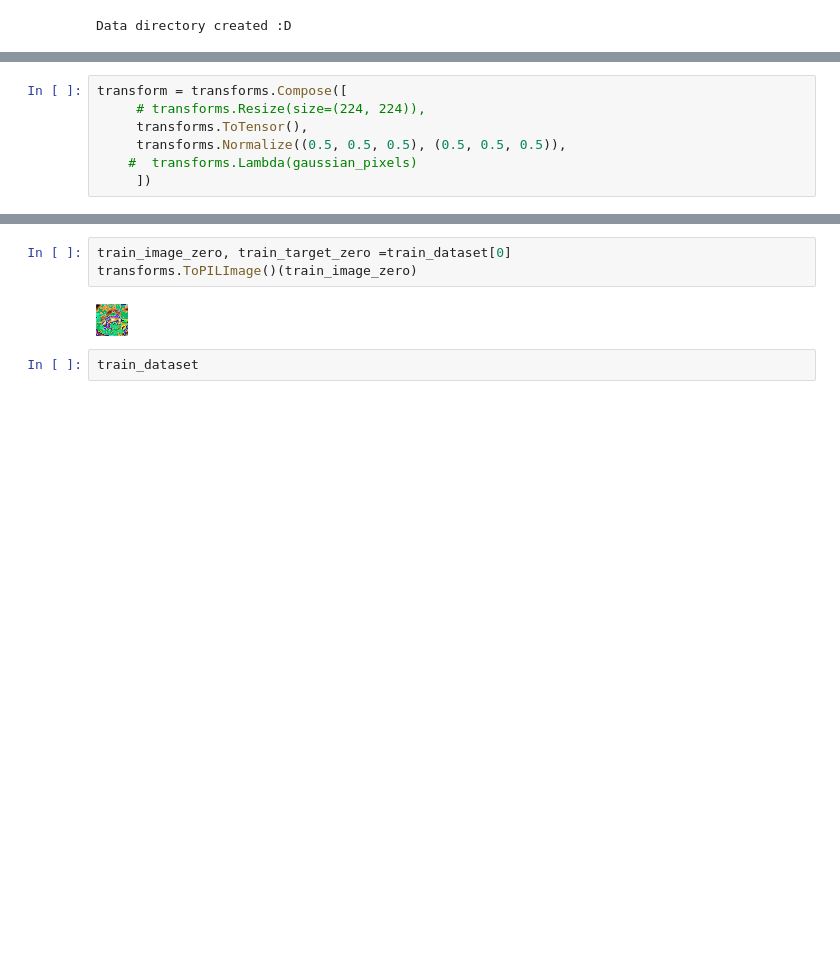
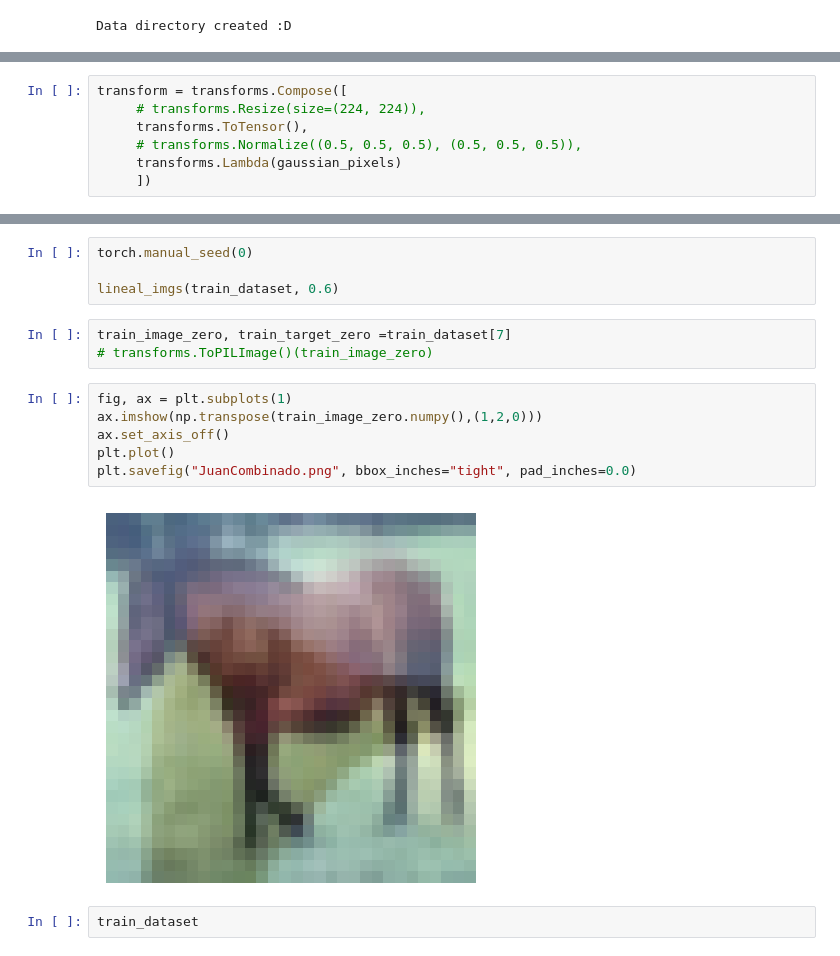
Before and after one commit to feborja/EL7024, a Jupyter notebook: VGG_training.ipynb, the cells around one changed output, grey strips where cells are left out. Cells and saved outputs as stored; diff of their text form; blank space fills up the shorter version.

Commit message:
Juan'es y algunos cambios chiquitos de pruebas

```diff
--- a/VGG_training.ipynb
+++ b/VGG_training.ipynb
@@ -114,8 +116,8 @@ Data directory created :D
 transform = transforms.Compose([
      # transforms.Resize(size=(224, 224)),
      transforms.ToTensor(),
-     transforms.Normalize((0.5, 0.5, 0.5), (0.5, 0.5, 0.5)),
-    #  transforms.Lambda(gaussian_pixels)
+     # transforms.Normalize((0.5, 0.5, 0.5), (0.5, 0.5, 0.5)),
+     transforms.Lambda(gaussian_pixels)
      ])
 # %%
 train_dataset = torchvision.datasets.CIFAR10(root = "data/train/",train=True, transform= transform,download=True)
@@ -128,8 +128,18 @@ Extracting data/val/cifar-10-python.tar.gz to data/val/
+# %%
+torch.manual_seed(0)
+
+lineal_imgs(train_dataset, 0.6)
 # %%
-train_image_zero, train_target_zero =train_dataset[0]
-transforms.ToPILImage()(train_image_zero)
+train_image_zero, train_target_zero =train_dataset[7]
+# transforms.ToPILImage()(train_image_zero)
-# %% [output]
-[figure, removed]
+# %%
+fig, ax = plt.subplots(1)
+ax.imshow(np.transpose(train_image_zero.numpy(),(1,2,0)))
+ax.set_axis_off()
+plt.plot()
+plt.savefig("JuanCombinado.png", bbox_inches="tight", pad_inches=0.0)
+# %% [output]
+[figure, added]
 # %%
 train_dataset
 # %% [output]
```
Also changed, not shown: parts of 8 cells of this notebook, 5 other files.
